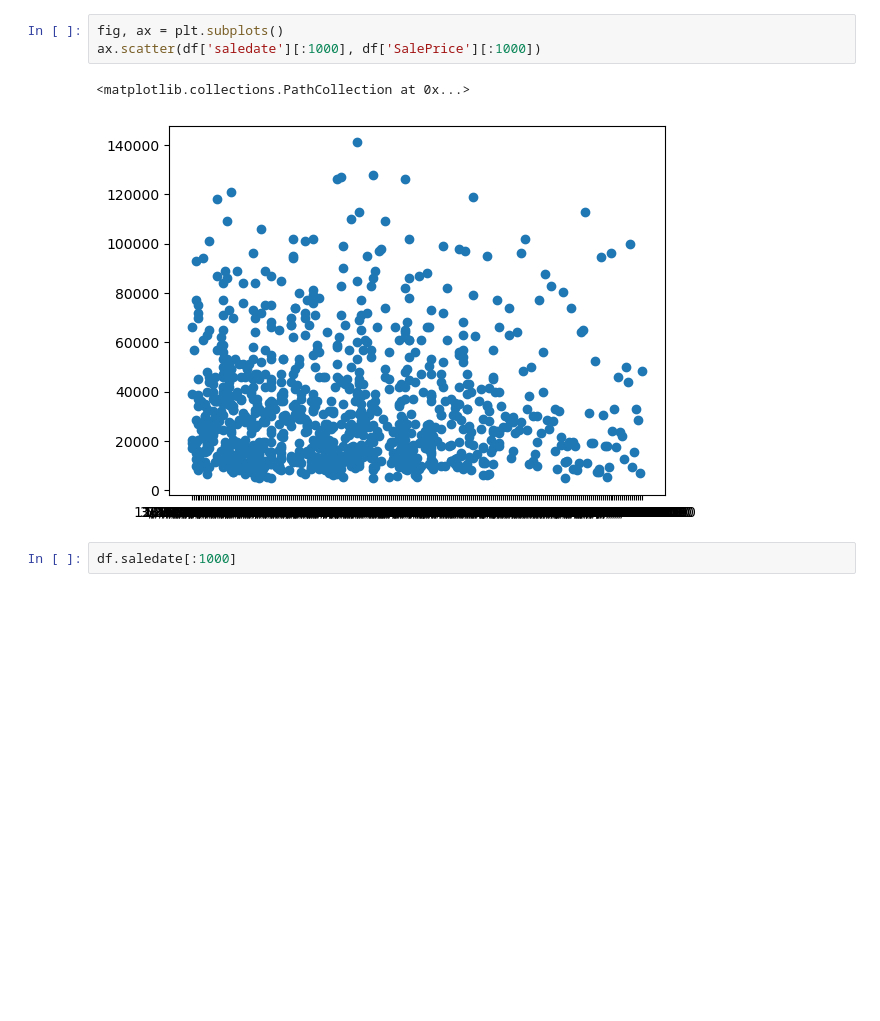
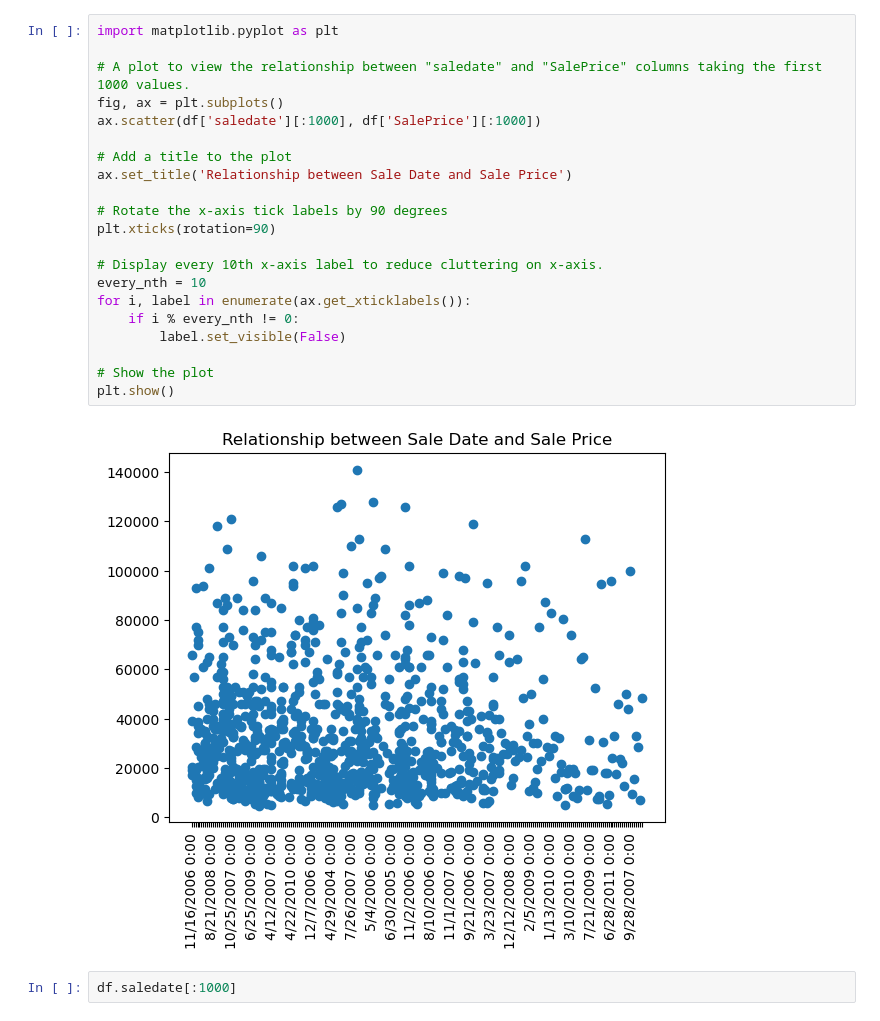
Before and after one commit to Dee-ui/Bulldozer-price_prediction, a Jupyter notebook: end-end-bulldozer-price-regression.ipynb, the cells around one changed output. Cells and saved outputs as stored; diff of their text form; blank space fills up the shorter version.

```diff
--- a/end-end-bulldozer-price-regression.ipynb
+++ b/end-end-bulldozer-price-regression.ipynb
@@ -81,11 +87,28 @@ Differential_Type           341134
 Steering_Controls           341176
 dtype: int64
 # %%
+import matplotlib.pyplot as plt
+
+# A plot to view the relationship between "saledate" and "SalePrice" columns taking the first 1000 values.
 fig, ax = plt.subplots()
 ax.scatter(df['saledate'][:1000], df['SalePrice'][:1000])
+
+# Add a title to the plot
+ax.set_title('Relationship between Sale Date and Sale Price')
+
+# Rotate the x-axis tick labels by 90 degrees
+plt.xticks(rotation=90)
+
+# Display every 10th x-axis label to reduce cluttering on x-axis.
+every_nth = 10
+for i, label in enumerate(ax.get_xticklabels()):
+    if i % every_nth != 0:
+        label.set_visible(False)
+
+# Show the plot
+plt.show()
 # %% [output]
-<matplotlib.collections.PathCollection at 0x...>
-[figure, old version]
+[figure, new version]
 # %%
 df.saledate[:1000]
 # %% [output]
```
Also changed, not shown: parts of 52 cells of this notebook, 4 other files.
